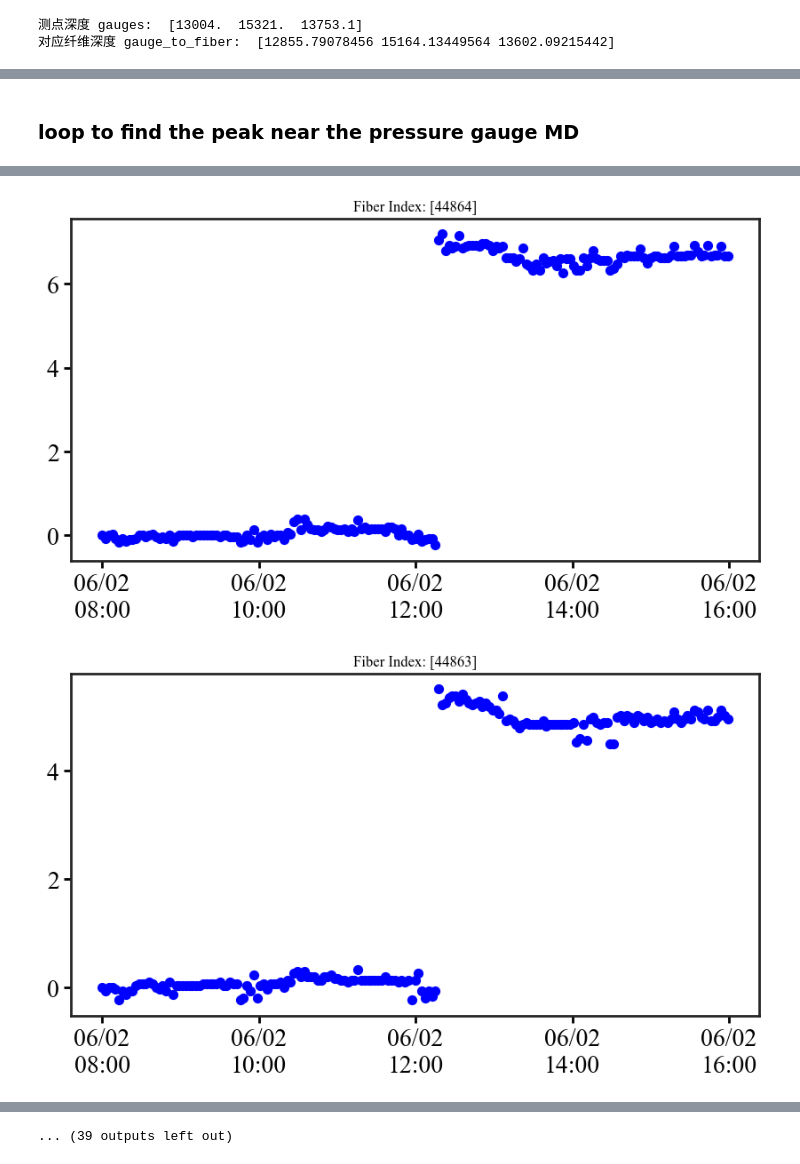
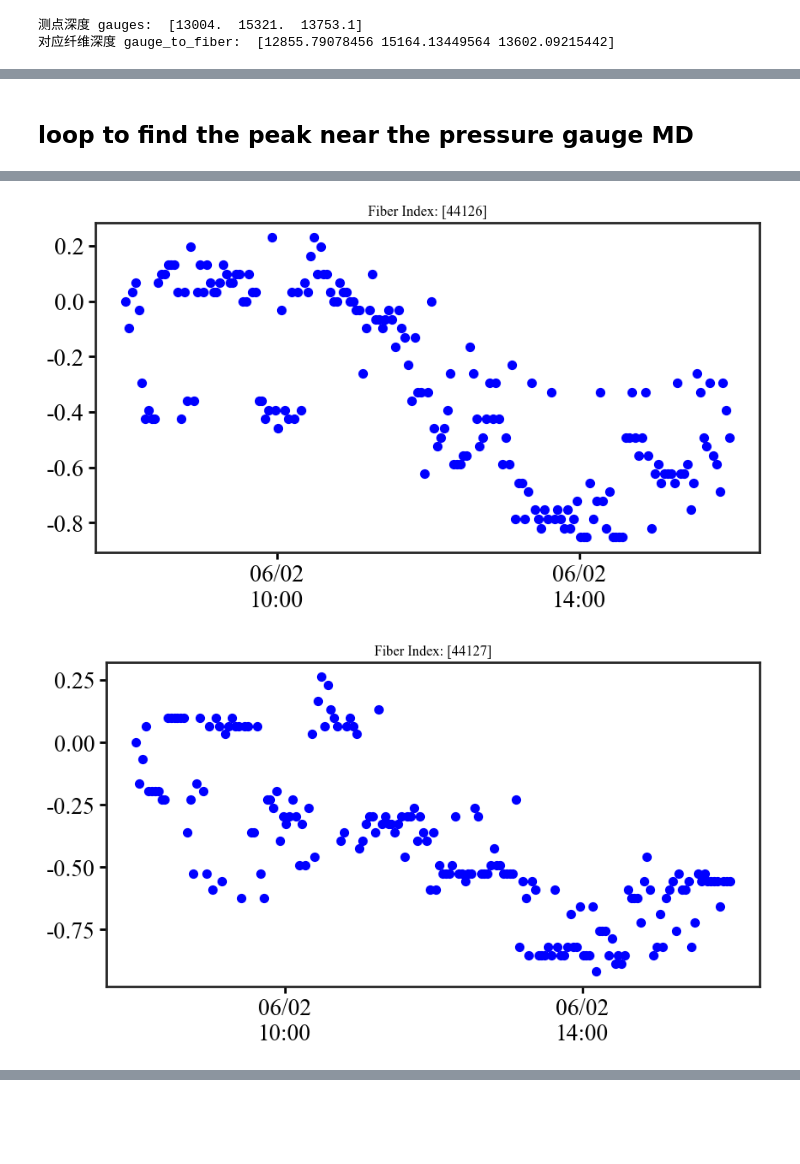
Before and after one commit to felix-mao-1516/plot-for-research-, a Jupyter notebook: pressure_strain_matching.ipynb, the cells around one changed output, grey strips where cells are left out. Cells and saved outputs as stored; diff of their text form; code cells hidden in the pictures; blank space fills up the shorter version.

```diff
--- a/pressure_strain_matching.ipynb
+++ b/pressure_strain_matching.ipynb
@@ -373,8 +837,8 @@ import os
 import glob
 # %%
 # Read h5 files
-# f1 = h5py.File('C:/Users/fengxiang.mao/Desktop/Devon data/HFTS-1_Devon/20220707/Evo 5 (POP)/Zgabay A14H - pop - strain change.h5','r')
-f1 = h5py.File('C:/Users/fengxiang.mao/Desktop/Devon data/HFTS-1_Devon/Evo_5_6_7_Sep_2025/Evo 7 (flowback)/Zgabay A14H - flowback - strain change.h5','r')
+f1 = h5py.File('C:/Users/fengxiang.mao/Desktop/Devon data/HFTS-1_Devon/20220707/Evo 5 (POP)/Zgabay A14H - pop - strain change.h5','r')
+# f1 = h5py.File('C:/Users/fengxiang.mao/Desktop/Devon data/HFTS-1_Devon/Evo_5_6_7_Sep_2025/Evo 7 (flowback)/Zgabay A14H - flowback - strain change.h5','r')
 print(list(f1.keys()))
 # 继续进入下一层
 data_group = f1['data']
@@ -757,0 +1320,11 @@ plt.show()
+# %%
+#选某个深度（列），可在后面的idx[1]进行加或者减
+cols = dstrain[:, idx[8]+1]   #0-6   [1]+1   [2]+1    # shape = (N_time, len(targets))
+#随着生产的进行，裂缝闭合，应变变小（绝对值变大），比如从-1变成-5
+cols = -1 * cols
+# cols = dstrain[:, idx [1]-86]                 # shape = (N_time, len(targets))
+# cols*=-1
+
+length = len(cols)
+print(f"读取 {length} 条记录")
+print("cols", cols)
@@ -757,0 +1427,6 @@ plt.show()
+# %%
+strian_sel    = cols[mask]
+strian_sel = strian_sel - strian_sel[0]  # 以起始点为零点
+# print(type(strian_sel))
+# print(strian_sel)
+print(len(strian_sel))
@@ -758,5 +1638,5 @@ plt.show()
 # %% [markdown]
-### loop to find the peak near the pressure gauge MD
+## loop to find the peak near the pressure gauge MD
 # %%
 
 def nearest_col_indices(depth_1d, targets):
@@ -768,7 +1648,9 @@ def nearest_col_indices(depth_1d, targets):
     idx = np.argmin(np.abs(depth_1d[None, :] - t[:, None]), axis=1)
     return idx
 
-targets = gauge_to_fiber[9]
+targets = gauge_to_fiber[8]
+
+# targets = 13004
 print("targets:", targets)
 idx = nearest_col_indices(depth, targets)
 depth_near = depth[idx]
@@ -788,6 +1670,12 @@ ds = pd.to_datetime(pd.Series(date_str.astype(str)), format='%m/%d/%Y %H:%M:%S.%
 # ---- 3) 设定你要显示的时间段（同一时区！）----
 start = pd.Timestamp("2022-06-02 08:00:00")
 end   = pd.Timestamp("2022-06-02 16:00:00")
+# end   = pd.Timestamp("2022-06-03 08:00:00")
+
+# start = datetime.datetime(2022, 3, 15, 9, 0)
+# end   = datetime.datetime(2022, 3, 21, 19, 0)
+
+
 
 mask = (ds >= start) & (ds <= end)
 # mask = np.ones(len(ds), dtype=bool)
@@ -795,8 +1683,8 @@ mask = (ds >= start) & (ds <= end)
 t_sel    = ds[mask]
 print(mask)
 
-for i in range(0,50):
-    idx_new = idx - i
+for i in range(-5 , 6 ):   # -50 到 +50
+    idx_new = idx + i
     cols = dstrain[:, idx_new]                 # shape = (N_time, len(targets))
     cols = -1 * cols
     # print("idx-i:", idx-i)
@@ -811,12 +1699,14 @@ for i in range(0,50):
 
     #   scatter plot
     ax.scatter(t_sel, strian_sel, color='blue', s=50, label='Field Pressure Data')
+    # ax.plot(t_sel, strian_sel, color='blue', lw = 2, label='Field Pressure Data')
 
     ax.xaxis_date()
     date_format = mdates.DateFormatter('%m/%d\n%H:%M')
     ax.xaxis.set_major_formatter(date_format)
     # 设置主刻度间隔为 1 小时
-    ax.xaxis.set_major_locator(mdates.HourLocator(interval=2))
+    ax.xaxis.set_major_locator(mdates.HourLocator(interval=4))
+    # ax.xaxis.set_major_locator(mdates.DayLocator(interval=2))
     #图例显示index
     ax.set_title(f'Fiber Index: {idx_new}')
 # %% [output]
@@ -841,2 +1731,2 @@ Length: 3415, dtype: bool
-[figure, old version]
+[figure, new version]
-[figure, old version]
+[figure, new version]
@@ -851 +1740,0 @@ Length: 3415, dtype: bool
-... (39 outputs left out)
```
Also changed, not shown: parts of 37 cells of this notebook, 5 other files.
